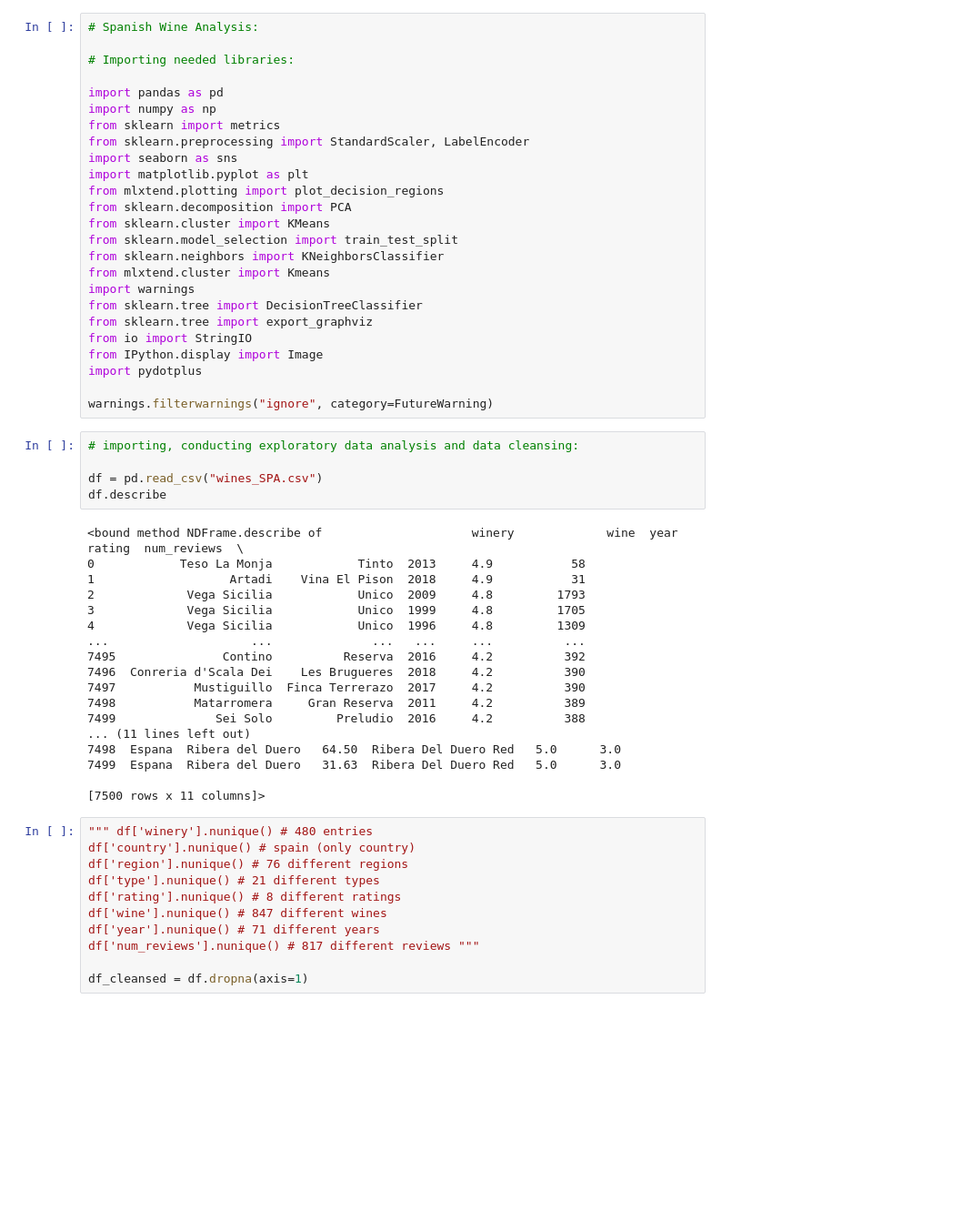
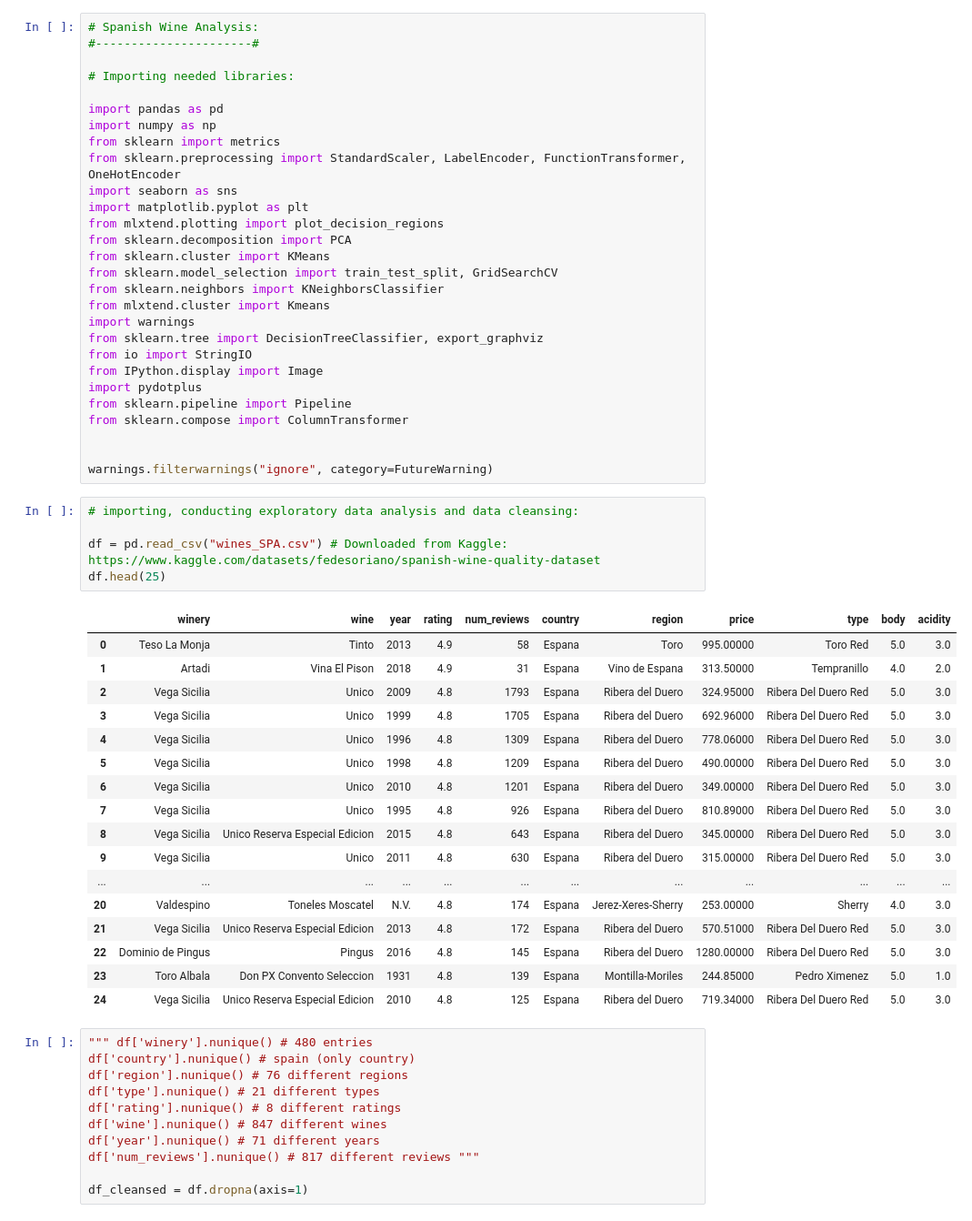
Before and after one commit to BananaWolf93/AI-Projects, a Jupyter notebook: ML & AI Python Projects/Multi-Class Regression Models/Wine Analysis/Wine Analysis.ipynb, the cells around one changed output. Shown at 91% size. Cells and saved outputs as stored; diff of their text form; blank space fills up the shorter version.

```diff
--- a/ML & AI Python Projects/Multi-Class Regression Models/New Project (Wine Analaysis)/Wine Analysis.ipynb
+++ b/ML & AI Python Projects/Multi-Class Regression Models/Wine Analysis/Wine Analysis.ipynb
@@ -1,51 +1,54 @@
 # %%
 # Spanish Wine Analysis:
+#----------------------#
 
 # Importing needed libraries:
 
 import pandas as pd
 import numpy as np
 from sklearn import metrics
-from sklearn.preprocessing import StandardScaler, LabelEncoder
+from sklearn.preprocessing import StandardScaler, LabelEncoder, FunctionTransformer, OneHotEncoder
 import seaborn as sns
 import matplotlib.pyplot as plt
 from mlxtend.plotting import plot_decision_regions
 from sklearn.decomposition import PCA
 from sklearn.cluster import KMeans
-from sklearn.model_selection import train_test_split
+from sklearn.model_selection import train_test_split, GridSearchCV
 from sklearn.neighbors import KNeighborsClassifier
 from mlxtend.cluster import Kmeans
 import warnings
-from sklearn.tree import DecisionTreeClassifier
-from sklearn.tree import export_graphviz
+from sklearn.tree import DecisionTreeClassifier, export_graphviz
 from io import StringIO
 from IPython.display import Image
 import pydotplus
+from sklearn.pipeline import Pipeline
+from sklearn.compose import ColumnTransformer
+
 
 warnings.filterwarnings("ignore", category=FutureWarning)
 # %%
 # importing, conducting exploratory data analysis and data cleansing:
 
-df = pd.read_csv("wines_SPA.csv")
-df.describe
+df = pd.read_csv("wines_SPA.csv") # Downloaded from Kaggle: https://www.kaggle.com/datasets/fedesoriano/spanish-wine-quality-dataset
+df.head(25)
 # %% [output]
-<bound method NDFrame.describe of                     winery             wine  year  rating  num_reviews  \
-0            Teso La Monja            Tinto  2013     4.9           58
-1                   Artadi    Vina El Pison  2018     4.9           31
-2             Vega Sicilia            Unico  2009     4.8         1793
-3             Vega Sicilia            Unico  1999     4.8         1705
-4             Vega Sicilia            Unico  1996     4.8         1309
-...                    ...              ...   ...     ...          ...
-7495               Contino          Reserva  2016     4.2          392
-7496  Conreria d'Scala Dei    Les Brugueres  2018     4.2          390
-7497           Mustiguillo  Finca Terrerazo  2017     4.2          390
-7498           Matarromera     Gran Reserva  2011     4.2          389
-7499              Sei Solo         Preludio  2016     4.2          388
-... (11 lines left out)
-7498  Espana  Ribera del Duero   64.50  Ribera Del Duero Red   5.0      3.0
-7499  Espana  Ribera del Duero   31.63  Ribera Del Duero Red   5.0      3.0
-
-[7500 rows x 11 columns]>
+|  | winery | wine | year | rating | num_reviews | country | region | price | type | body | acidity |
+| 0 | Teso La Monja | Tinto | 2013 | 4.9 | 58 | Espana | Toro | 995.00000 | Toro Red | 5.0 | 3.0 |
+| 1 | Artadi | Vina El Pison | 2018 | 4.9 | 31 | Espana | Vino de Espana | 313.50000 | Tempranillo | 4.0 | 2.0 |
+| 2 | Vega Sicilia | Unico | 2009 | 4.8 | 1793 | Espana | Ribera del Duero | 324.95000 | Ribera Del Duero Red | 5.0 | 3.0 |
+| 3 | Vega Sicilia | Unico | 1999 | 4.8 | 1705 | Espana | Ribera del Duero | 692.96000 | Ribera Del Duero Red | 5.0 | 3.0 |
+| 4 | Vega Sicilia | Unico | 1996 | 4.8 | 1309 | Espana | Ribera del Duero | 778.06000 | Ribera Del Duero Red | 5.0 | 3.0 |
+| 5 | Vega Sicilia | Unico | 1998 | 4.8 | 1209 | Espana | Ribera del Duero | 490.00000 | Ribera Del Duero Red | 5.0 | 3.0 |
+| 6 | Vega Sicilia | Unico | 2010 | 4.8 | 1201 | Espana | Ribera del Duero | 349.00000 | Ribera Del Duero Red | 5.0 | 3.0 |
+| 7 | Vega Sicilia | Unico | 1995 | 4.8 | 926 | Espana | Ribera del Duero | 810.89000 | Ribera Del Duero Red | 5.0 | 3.0 |
+| 8 | Vega Sicilia | Unico Reserva Especial Edicion | 2015 | 4.8 | 643 | Espana | Ribera del Duero | 345.00000 | Ribera Del Duero Red | 5.0 | 3.0 |
+| 9 | Vega Sicilia | Unico | 2011 | 4.8 | 630 | Espana | Ribera del Duero | 315.00000 | Ribera Del Duero Red | 5.0 | 3.0 |
+| ... | ... | ... | ... | ... | ... | ... | ... | ... | ... | ... | ... |
+| 20 | Valdespino | Toneles Moscatel | N.V. | 4.8 | 174 | Espana | Jerez-Xeres-Sherry | 253.00000 | Sherry | 4.0 | 3.0 |
+| 21 | Vega Sicilia | Unico Reserva Especial Edicion | 2013 | 4.8 | 172 | Espana | Ribera del Duero | 570.51000 | Ribera Del Duero Red | 5.0 | 3.0 |
+| 22 | Dominio de Pingus | Pingus | 2016 | 4.8 | 145 | Espana | Ribera del Duero | 1280.00000 | Ribera Del Duero Red | 5.0 | 3.0 |
+| 23 | Toro Albala | Don PX Convento Seleccion | 1931 | 4.8 | 139 | Espana | Montilla-Moriles | 244.85000 | Pedro Ximenez | 5.0 | 1.0 |
+| 24 | Vega Sicilia | Unico Reserva Especial Edicion | 2010 | 4.8 | 125 | Espana | Ribera del Duero | 719.34000 | Ribera Del Duero Red | 5.0 | 3.0 |
 # %%
 """ df['winery'].nunique() # 480 entries
 df['country'].nunique() # spain (only country)
```
Also changed, not shown: parts of 3 cells of this notebook.
